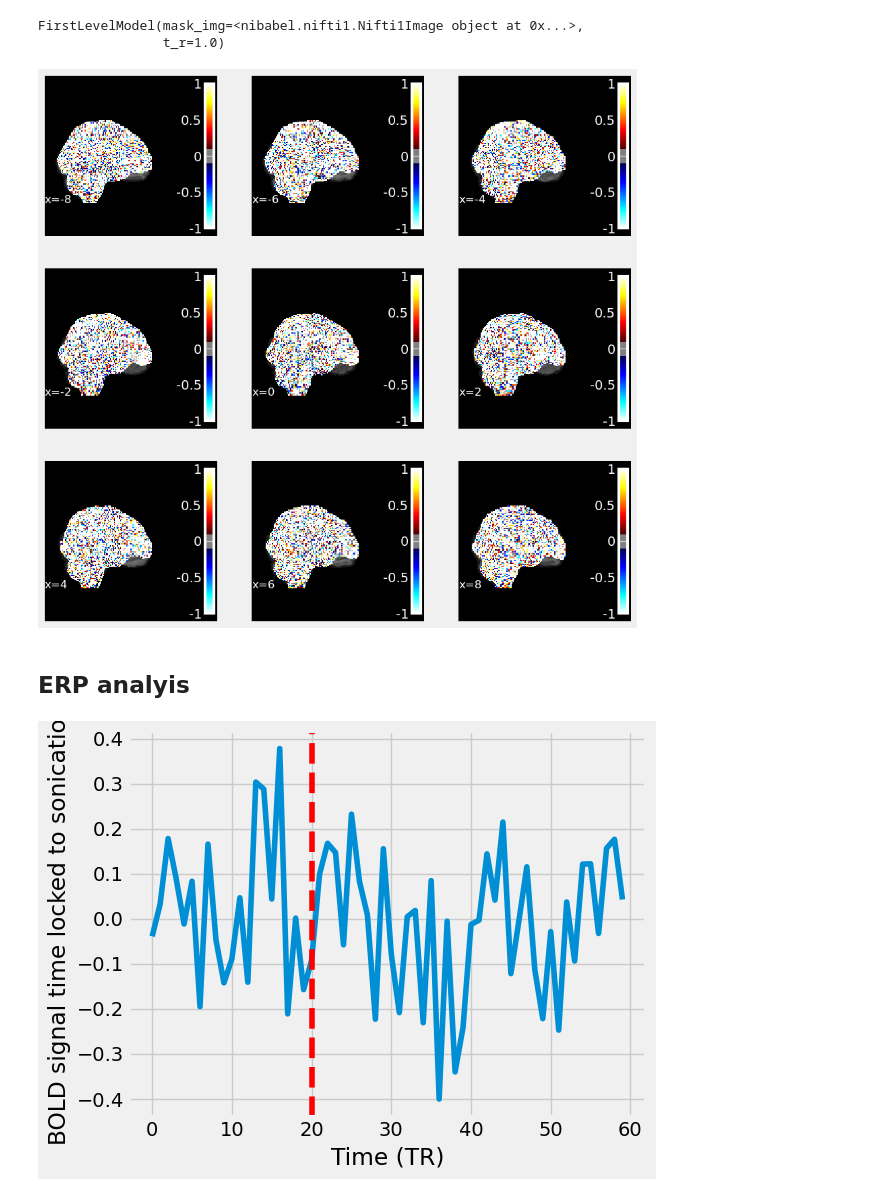
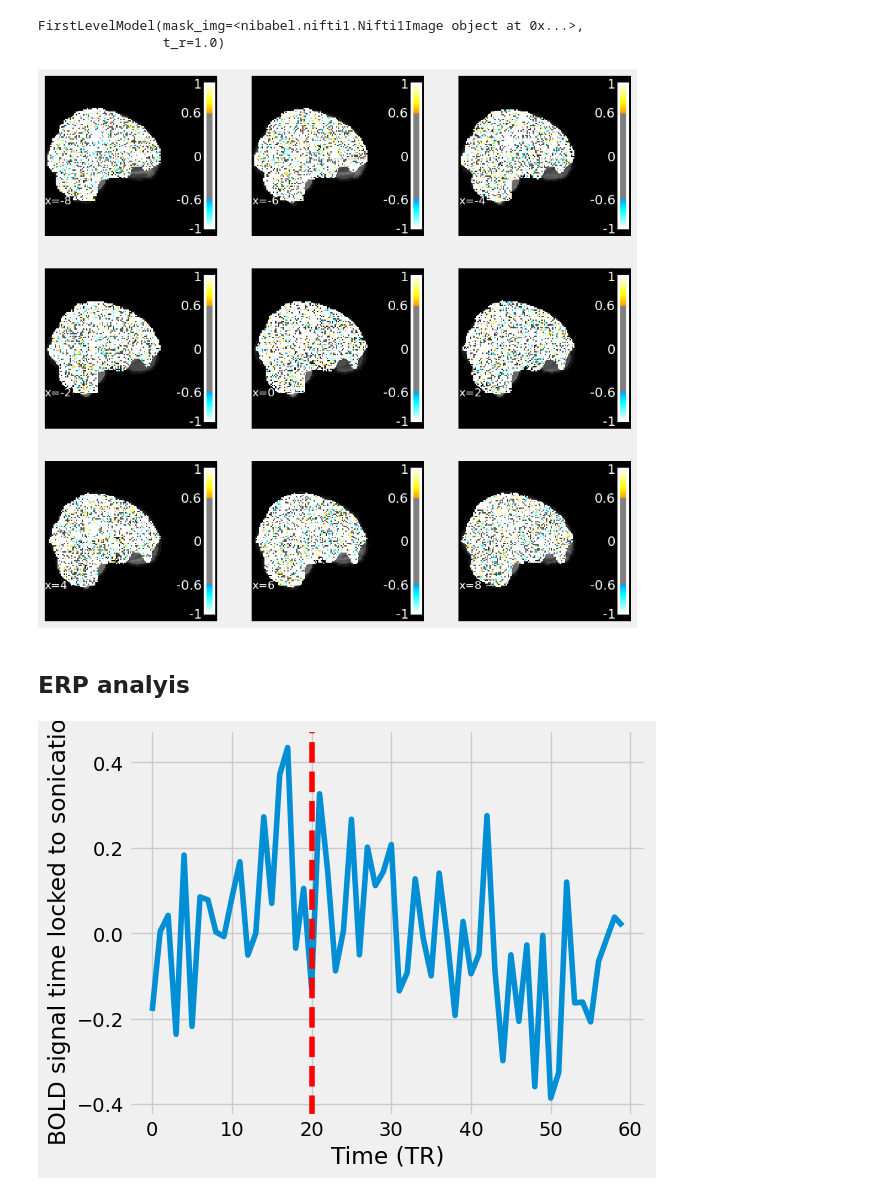
Before and after one commit to dmochow/fus, a Jupyter notebook: code/analyze_processed_bold_single_condition_block.ipynb, the cells around one changed output. Cells and saved outputs as stored; diff of their text form; code cells hidden in the pictures.

```diff
--- a/code/analyze_processed_bold_single_condition_block.ipynb
+++ b/code/analyze_processed_bold_single_condition_block.ipynb
@@ -189,8 +161,8 @@ for i, coord in enumerate(cut_coords):
     ii = np.unravel_index(i, (nrows, ncols))
     row = ii[0]
     col = ii[1]
-    plotting.plot_stat_map(sigma_pct_change_rec_img, bg_img = anat,
+    plotting.plot_stat_map(mu_pct_change_img, bg_img = anat,
                            threshold=0.3, display_mode = 'x', cut_coords=[coord], axes=ax1[row,col], vmax = 1)
 
 fig1.patch.set_facecolor('black')
-plt.savefig(f"sub-{subject_idx:02d}_sigma_pct_change_rec.png", dpi=300, facecolor='grey')
+#plt.savefig(f"sub-{subject_idx:02d}_sigma_pct_change_rec.png", dpi=300, facecolor='grey')
@@ -207,8 +177,8 @@ for i, coord in enumerate(cut_coords):
     ii = np.unravel_index(i, (nrows, ncols))
     row = ii[0]
     col = ii[1]
-    plotting.plot_stat_map(mu_pct_change_rec_img, bg_img = anat,
-                           threshold=0.1, display_mode = 'x', cut_coords=[coord], axes=ax1[row,col], vmax = 1)
+    plotting.plot_stat_map(sigma_pct_change_rec_img, bg_img = anat,
+                           threshold=0.5, display_mode = 'x', cut_coords=[coord], axes=ax1[row,col], vmax = 1)
 
 fig1.patch.set_facecolor('black')
-plt.savefig(f"sub-{subject_idx:02d}_mu_pct_change_rec.png", dpi=300, facecolor='grey')
+#plt.savefig(f"sub-{subject_idx:02d}_mu_pct_change_rec.png", dpi=300, facecolor='grey')
@@ -313,7 +279,7 @@ FirstLevelModel(mask_img=<nibabel.nifti1.Nifti1Image object at 0x...>,
 # %%
 #
 # this is called a contrast (basically a weighted sum of the beta maps)
-beta = first_level_model.compute_contrast('stim1', output_type='z_score')
+beta = first_level_model.compute_contrast('stim1+stim2+stim3+stim4+stim5-constant', output_type='z_score')
 # %%
 nrows=3
 ncols=3
@@ -326,12 +292,12 @@ for i, coord in enumerate(cut_coords):
     row = ii[0]
     col = ii[1]
     plotting.plot_stat_map(beta, bg_img = anat,
-                           threshold=0.1, display_mode = 'x', cut_coords=[coord], axes=ax1[row,col], vmax = 1)
+                           threshold=0.6, display_mode = 'x', cut_coords=[coord], axes=ax1[row,col], vmax = 1)
 
 #fig1.patch.set_facecolor('black')
 #plt.savefig(f"sub-{subject_idx:02d}_mu_pct_change.png", dpi=300, facecolor='grey')
 # %% [output]
-[figure, old version]
+[figure, new version]
 # %% [markdown]
 ## ERP analyis
 # %%
@@ -346,27 +312,27 @@ mu_epochs = np.mean(epochs, axis=-1)
 mu_epochs_img = nib.Nifti1Image(mu_epochs, affine=target_affine)
 # %%
 # extract the time series from the ROI 856
-roi_idx = [855,856]
-#roi_idx = [332,333]
+#roi_idx = [855,856]
+roi_idx = [332,333]
 
 roi_mask_img = nib.Nifti1Image(np.isin(atlas.get_fdata(), roi_idx).astype(float), affine=target_affine)
 roi_ts = nilearn.masking.apply_mask(resampled_bold, roi_mask_img)
 
 roi_epoched_ts = nilearn.masking.apply_mask(mu_epochs_img, roi_mask_img)
 
 ### standardize each voxel in roi_ts
 roi_epoched_ts = (roi_epoched_ts - np.mean(roi_epoched_ts, axis=0))/np.std(roi_epoched_ts, axis=0)
 
 roi_epoched_ts_smooth = savgol_filter(roi_epoched_ts, window_length=5, polyorder=4, axis=0)
 
 plt.plot(np.mean(roi_epoched_ts_smooth, axis=1))
 plt.axvline(x=20, color='r', linestyle='--', label='end FUS')
 plt.xlabel('Time (TR)')
 plt.ylabel('BOLD signal time locked to sonication')
 
 plt.tight_layout()
 #plt.savefig(f"sub-{subject_idx:02d}_roi_epoched_ts_LH_ACC.png")
 # %% [output]
-[figure, old version]
+[figure, new version]
 # %%
 roi_epoched_ts_smooth.shape
```
Also changed, not shown: parts of 24 cells of this notebook, 3 other files.
